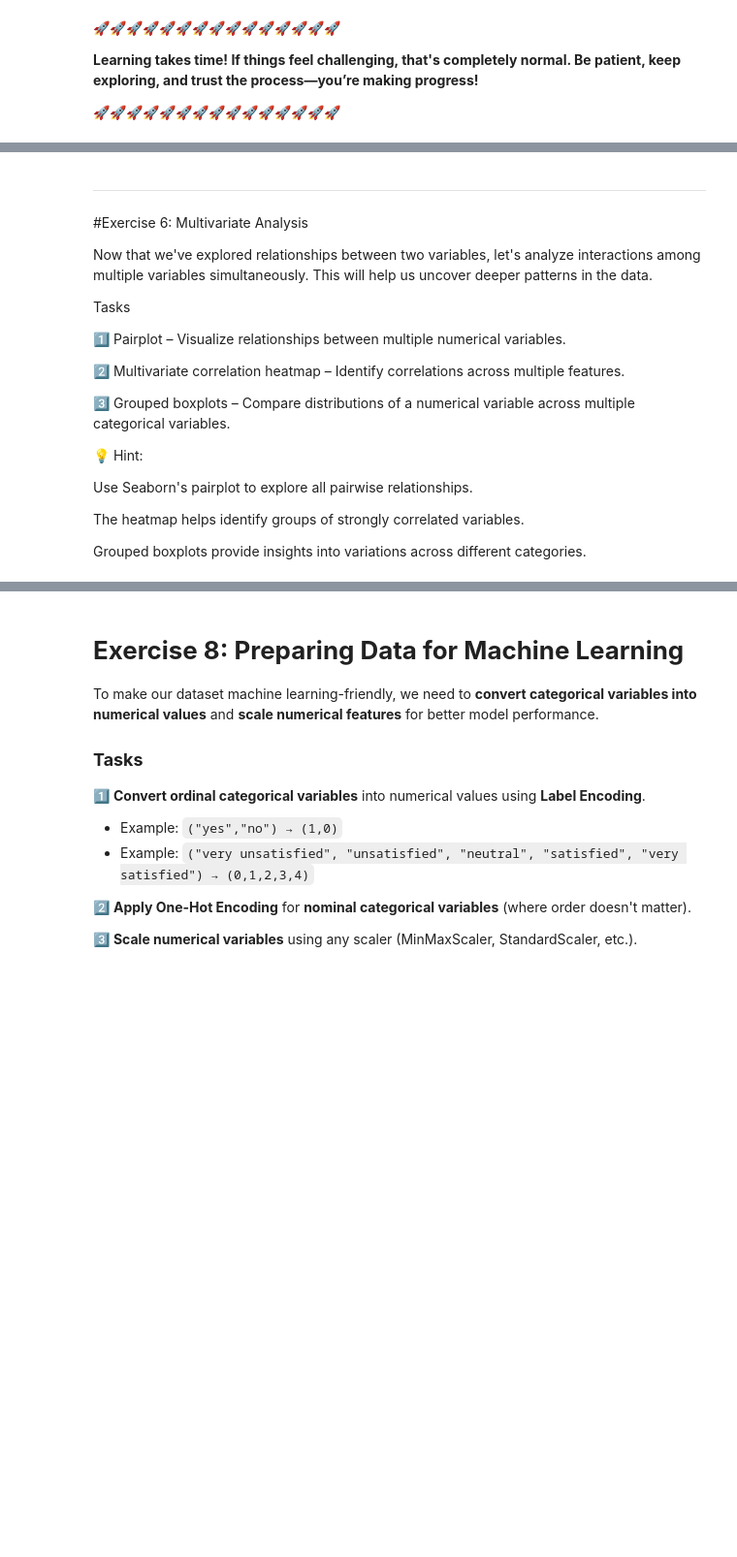
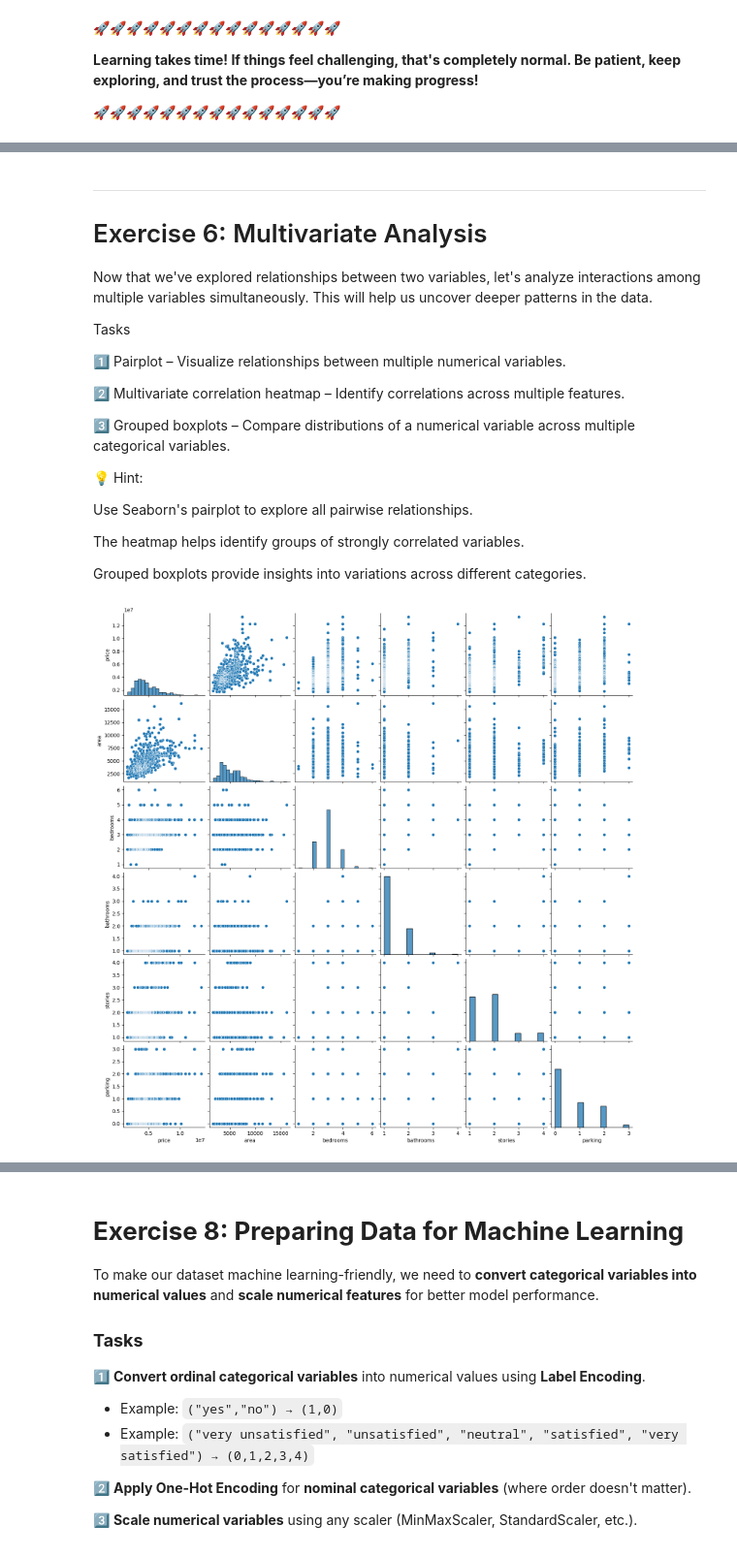
Before and after one commit to Joe-0009/Entry-Level-ML-Engineer-Bootcamp, a Jupyter notebook: week01/notebook.ipynb, the cells around one changed output, grey strips where cells are left out. Shown at 97% size. Drawn from its saved outputs; the diff is of its cells as text; code cells hidden in the pictures; blank space fills up the shorter version.

```diff
--- a/week01/notebook.ipynb
+++ b/week01/notebook.ipynb
@@ -190,10 +190,7 @@ Cleaning data is a crucial step to ensure our model is trained on high-quality,
 ### 🙋 Open Question
 > Why is it important to remove duplicate rows in a dataset?
 # %%
-
-df = df.drop_duplicates()
-df = df.dropna()
-df.to_csv("data_clean.csv", index=False)
+df = df.drop_duplicates().dropna()
 print(df)
 # %% [output]
           price    area  bedrooms  bathrooms  stories mainroad guestroom  \
@@ -413,6 +475,6 @@ Let’s dive in! 🚀
 # %% [markdown]
 ---
-#Exercise 6: Multivariate Analysis
+# Exercise 6: Multivariate Analysis
 
 Now that we've explored relationships between two variables, let's analyze interactions among multiple variables simultaneously. This will help us uncover deeper patterns in the data.
 
@@ -436,2 +496,7 @@ Grouped boxplots provide insights into variations across different categories.
+# %%
+sns.pairplot(df[numerical_columns])
+plt.show()
+# %% [output]
+[figure, added]
 # %% [markdown]
 ---
```
Also changed, not shown: parts of 13 cells of this notebook, 3 other files.
